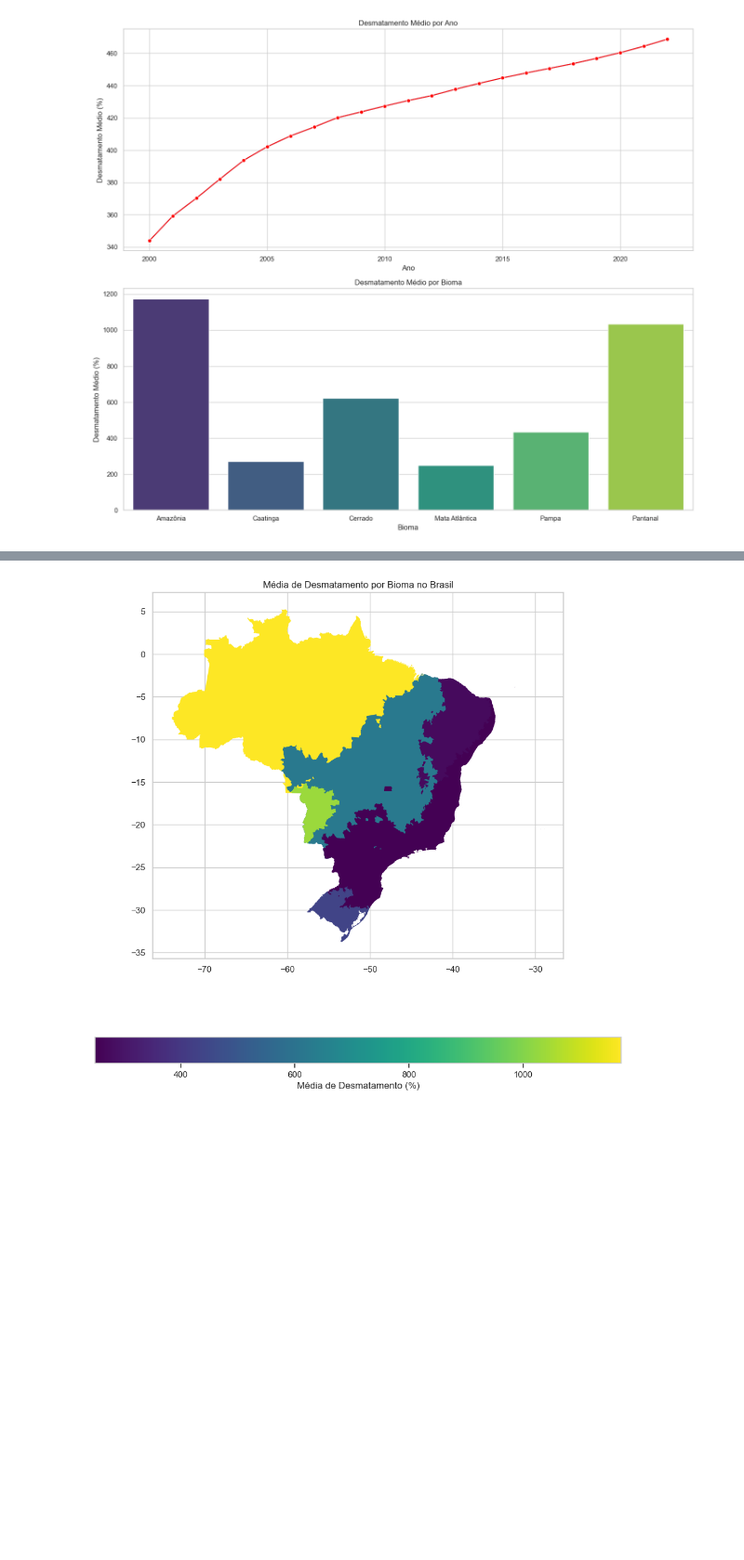
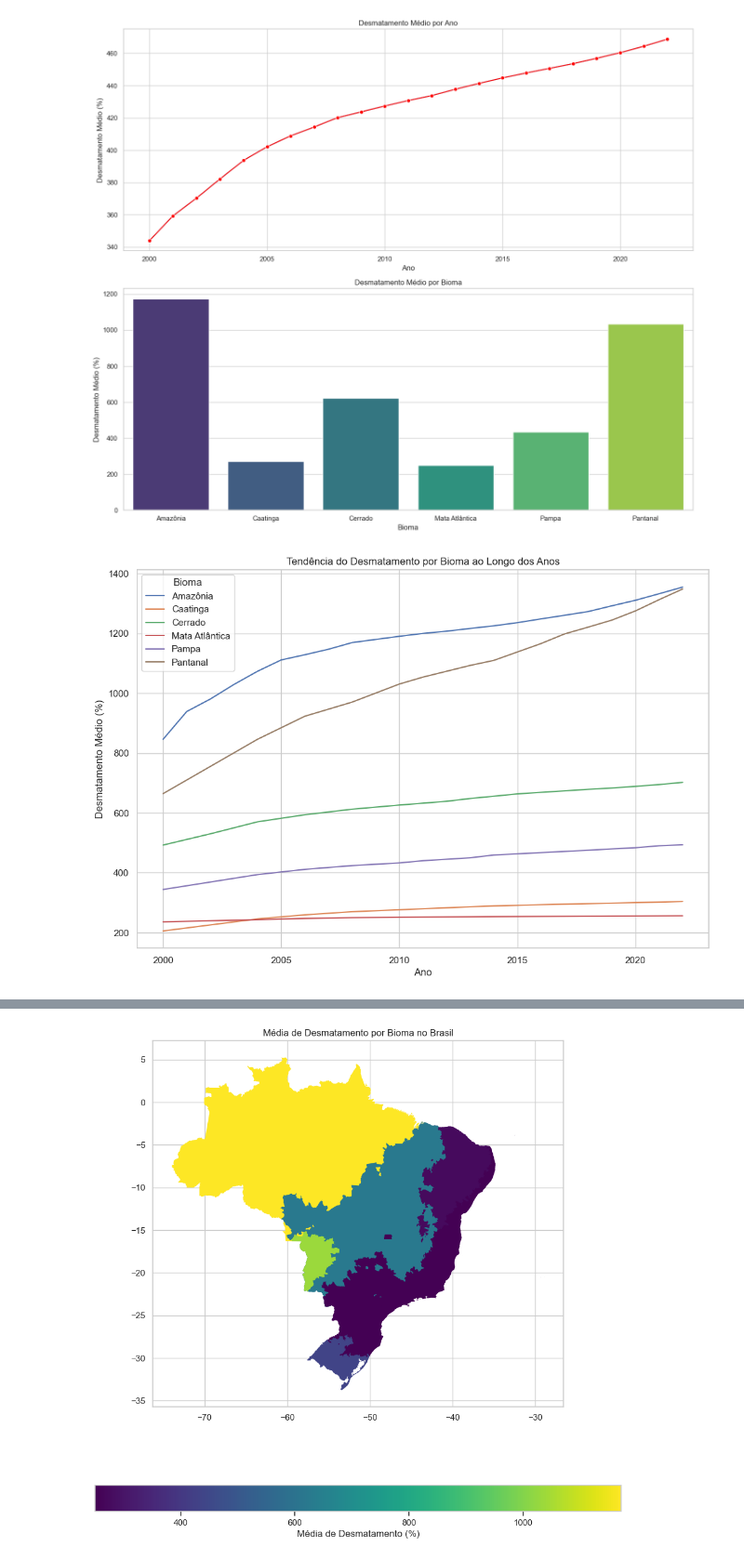
Before and after one commit to aldemaas/dados_desmatamento, a Jupyter notebook: relatorio.ipynb, the cells around one changed output, grey strips where cells are left out. Shown at 93% size. Cells and saved outputs as stored; diff of their text form; code cells hidden in the pictures; blank space fills up the shorter version.

```diff
--- a/relatorio.ipynb
+++ b/relatorio.ipynb
@@ -116,6 +166,24 @@ Passing `palette` without assigning `hue` is deprecated and will be removed in v
 
   sns.barplot(x='bioma', y='desmatado', data=desmatamento_bioma, ax=ax[1], palette='viridis')
 [figure]
+# %%
+import matplotlib.pyplot as plt
+import seaborn as sns
+
+# Calculate the average desmatado per year for each bioma
+trend_bioma = desmatamento.groupby(['ano', 'bioma'])['desmatado'].mean().unstack()
+
+# Plotting
+plt.figure(figsize=(12, 8))
+sns.lineplot(data=trend_bioma, dashes=False)
+plt.title('Tendência do Desmatamento por Bioma ao Longo dos Anos')
+plt.xlabel('Ano')
+plt.ylabel('Desmatamento Médio (%)')
+plt.legend(title='Bioma')
+plt.grid(True)
+plt.show()
+# %% [output]
+[figure, added]
 # %%
 
 # Carrega dados geográficos de todos os municípios
```
Also changed, not shown: parts of 5 cells of this notebook.
